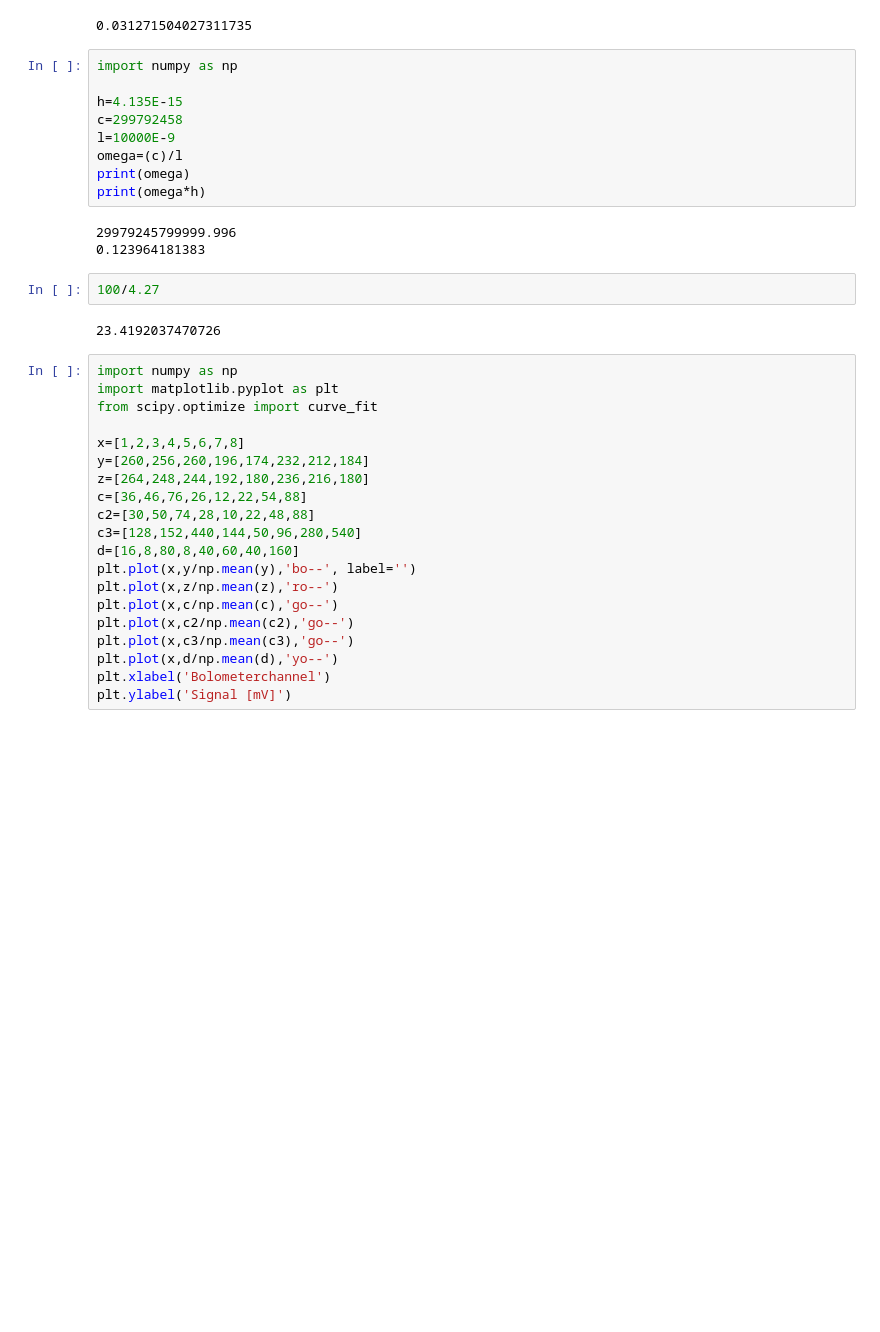
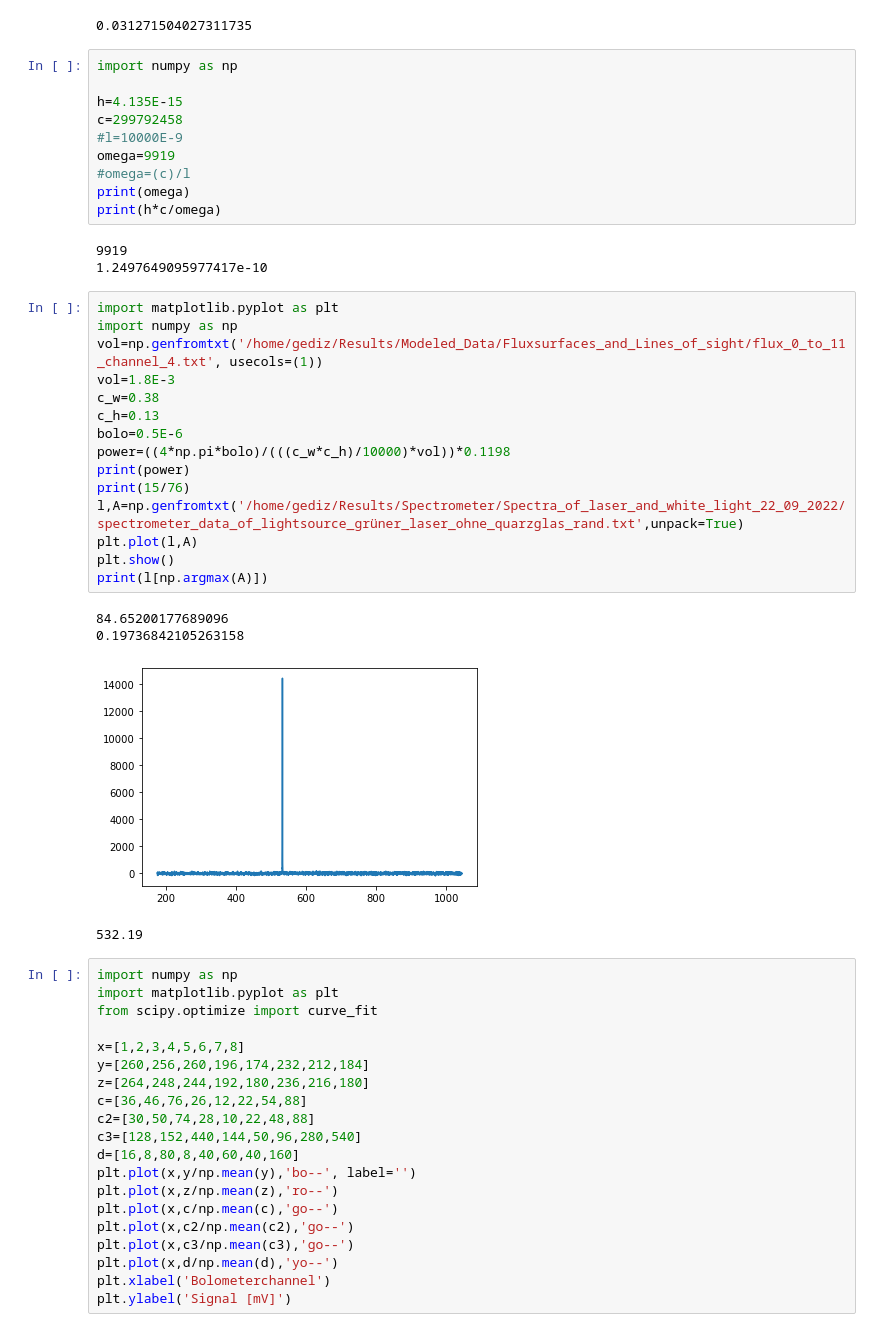
Before and after one commit to izelg/Masterthesis_Bolometer, a Jupyter notebook: test.ipynb, the cells around one changed output. Saved outputs shown, nothing was run; the diff lists cells and outputs as text; blank space fills up the shorter version.

```diff
--- a/test.ipynb
+++ b/test.ipynb
@@ -28,17 +28,34 @@ import numpy as np
 
 h=4.135E-15
 c=299792458
-l=10000E-9
-omega=(c)/l
+#l=10000E-9
+omega=9919
+#omega=(c)/l
 print(omega)
-print(omega*h)
+print(h*c/omega)
 # %% [output]
-29979245799999.996
-0.123964181383
+9919
+1.2497649095977417e-10
-# %%
-100/4.27
-# %% [output]
-23.4192037470726
+# %%
+import matplotlib.pyplot as plt
+import numpy as np
+vol=np.genfromtxt('/home/gediz/Results/Modeled_Data/Fluxsurfaces_and_Lines_of_sight/flux_0_to_11_channel_4.txt', usecols=(1))
+vol=1.8E-3
+c_w=0.38
+c_h=0.13
+bolo=0.5E-6
+power=((4*np.pi*bolo)/(((c_w*c_h)/10000)*vol))*0.1198
+print(power)
+print(15/76)
+l,A=np.genfromtxt('/home/gediz/Results/Spectrometer/Spectra_of_laser_and_white_light_22_09_2022/spectrometer_data_of_lightsource_grüner_laser_ohne_quarzglas_rand.txt',unpack=True)
+plt.plot(l,A)
+plt.show()
+print(l[np.argmax(A)])
+# %% [output]
+84.65200177689096
+0.19736842105263158
+[figure, added]
+532.19
 # %%
 import numpy as np
 import matplotlib.pyplot as plt
```
Also changed, not shown: 2 other files.
